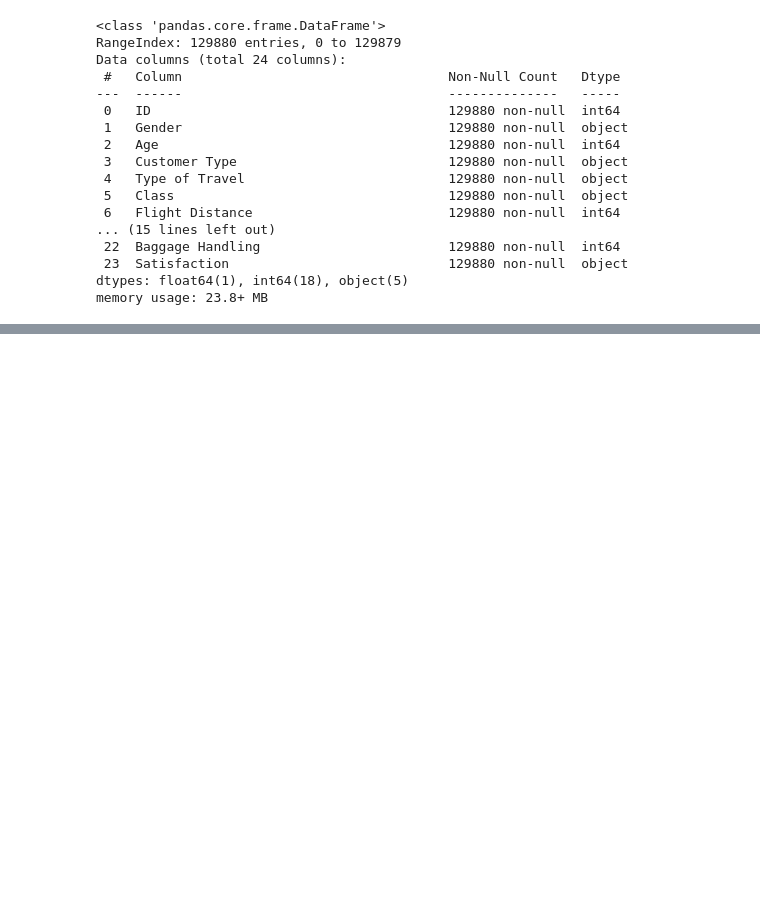
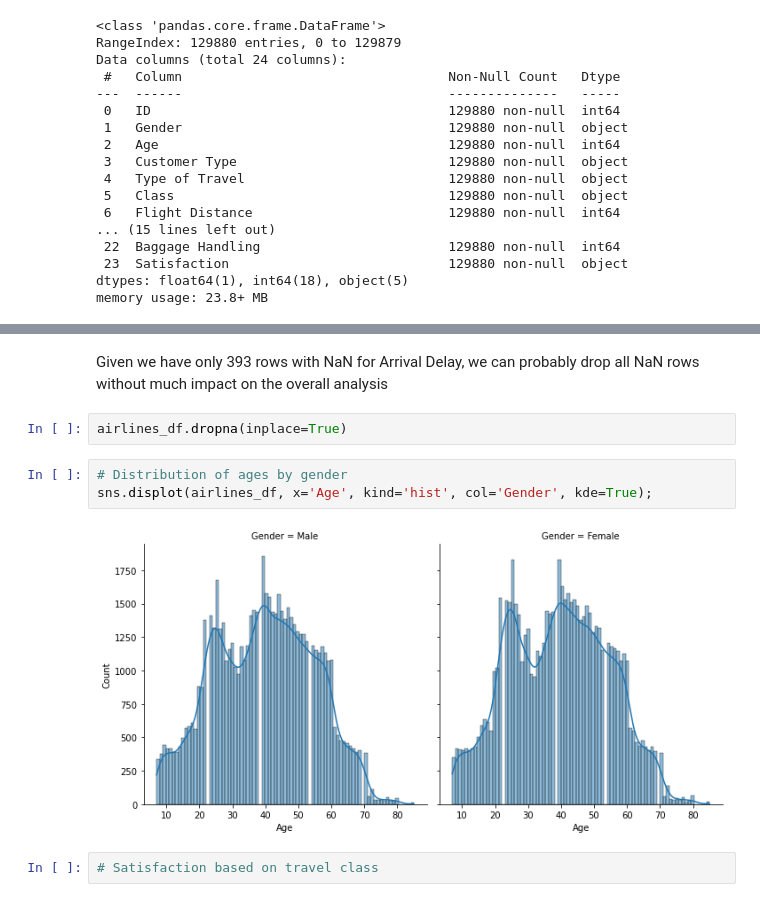
Before and after one commit to ibdafna/airlines_passengers, a Jupyter notebook: airline_passenger_satisfaction.ipynb, the cells around one changed output, grey strips where cells are left out. Drawn from its saved outputs; the diff is of its cells as text; blank space fills up the shorter version.

```diff
--- a/airline_passenger_satisfaction.ipynb
+++ b/airline_passenger_satisfaction.ipynb
@@ -56,0 +89,11 @@ sns.pairplot(airlines_df)
+# %% [markdown]
+Given we have only 393 rows with NaN for Arrival Delay, we can probably drop all NaN rows without much impact on the overall analysis
+# %%
+airlines_df.dropna(inplace=True)
+# %%
+# Distribution of ages by gender
+sns.displot(airlines_df, x='Age', kind='hist', col='Gender', kde=True);
+# %% [output]
+[figure, added]
+# %%
+# Satisfaction based on travel class
```
Also changed, not shown: parts of 4 cells of this notebook.
